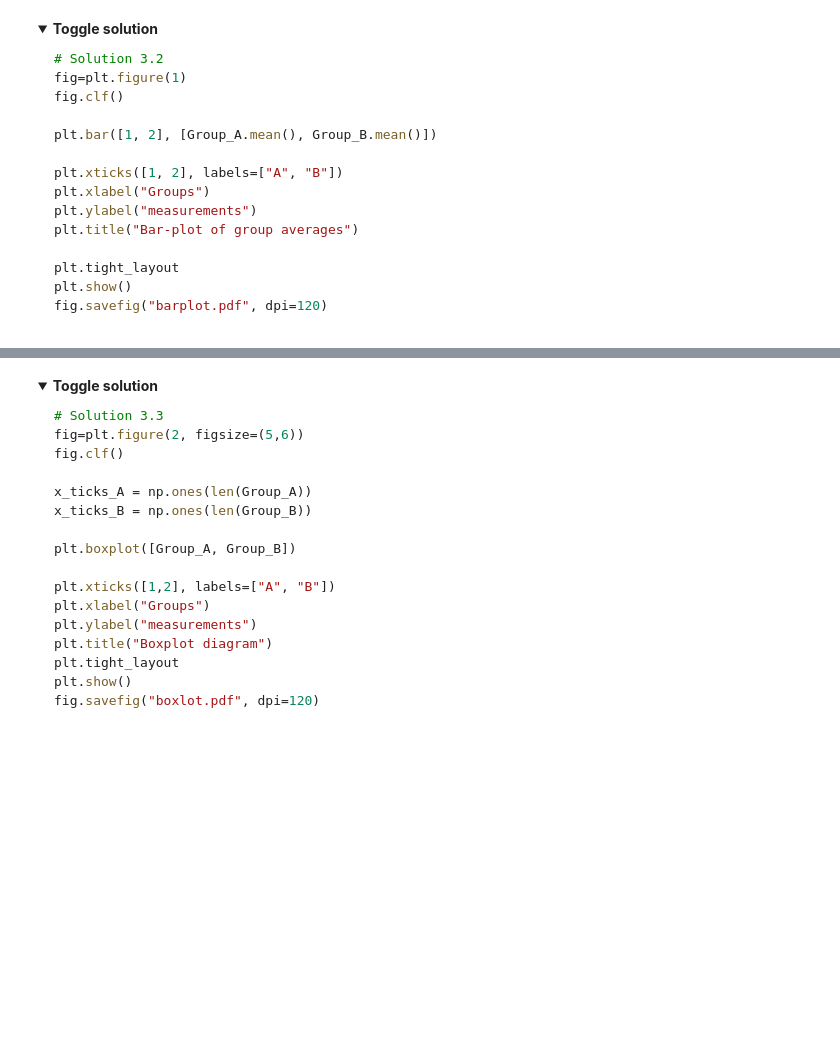
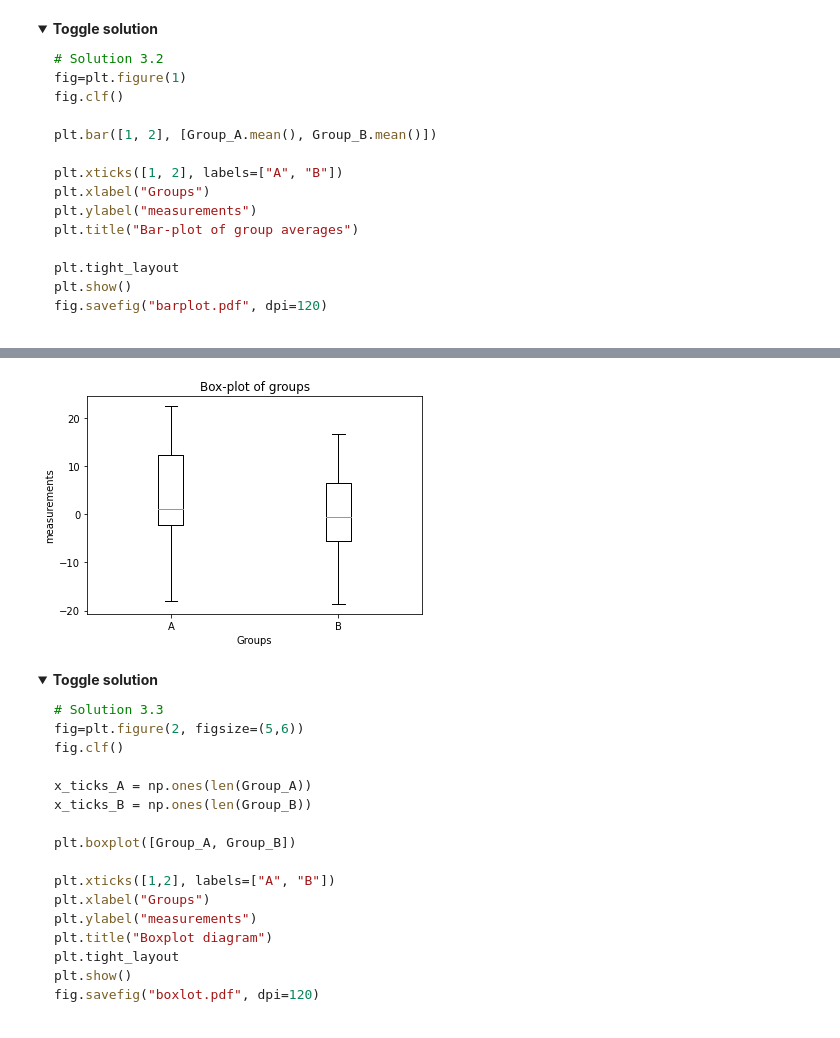
Before and after one commit to FabrizioMusacchio/Python_Course, a Jupyter notebook: 01.11 Data Visualization with Matplotlib.ipynb, the cells around one changed output, grey strips where cells are left out. Drawn from its saved outputs; the diff is of its cells as text; code cells hidden in the pictures; folded sections open; blank space fills up the shorter version.

```diff
--- a/01.11 Data Visualization with Matplotlib.ipynb
+++ b/01.11 Data Visualization with Matplotlib.ipynb
@@ -286,3 +329,17 @@ fig.savefig("barplot.pdf", dpi=120)
+# %%
+# Your solution 3.3 here:
+# Solution 3.3
+#plt.bar([1, 2], [Group_A.mean(), Group_B.mean()])
+plt.boxplot([Group_A, Group_B])
+
+plt.xticks([1, 2], labels=["A", "B"])
+plt.xlabel("Groups")
+plt.ylabel("measurements")
+plt.title("Box-plot of groups")
+
+plt.savefig("barplot.pdf", dpi=120)
+# %% [output]
+[figure, added]
 # %% [markdown]
 <details>
 <summary><strong>Toggle solution</strong></summary>
```
Also changed, not shown: parts of 19 cells of this notebook, 11 other files.
